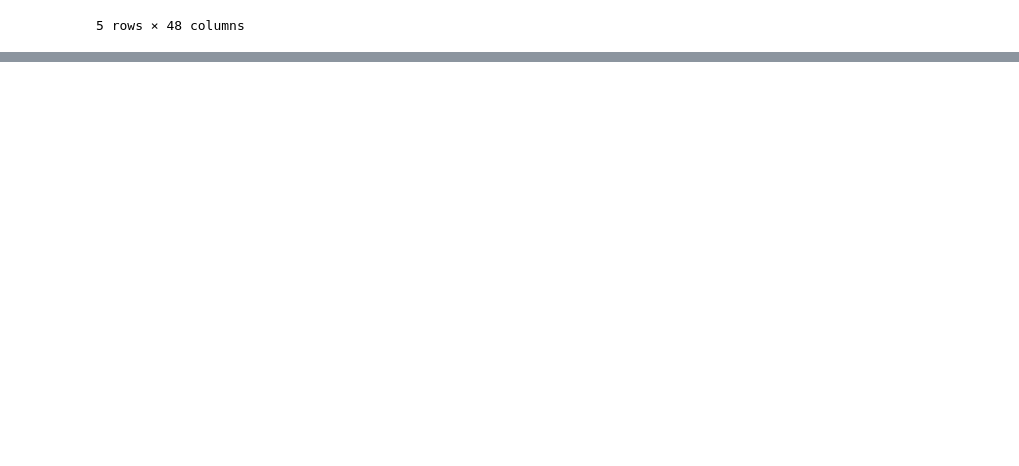
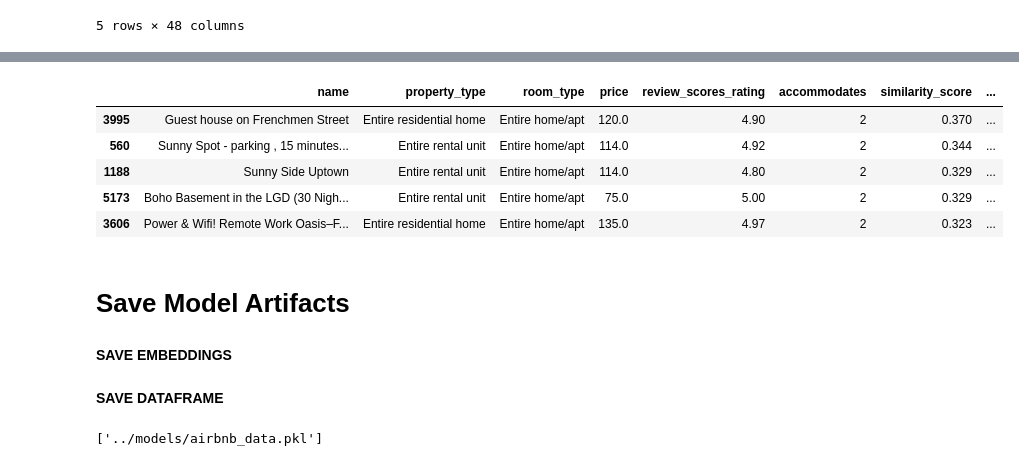
Before and after one commit to Anisha3056/AI-Travel-Companion, a Jupyter notebook: notebooks/eda.ipynb, the cells around one changed output, grey strips where cells are left out. Drawn from its saved outputs; the diff is of its cells as text; code cells hidden in the pictures; blank space fills up the shorter version.

```diff
--- a/notebooks/eda.ipynb
+++ b/notebooks/eda.ipynb
@@ -757,0 +1173,19 @@ MemoryError:
+# %%
+hybrid_airbnb_search(
+    query="workspace with fast wifi for remote work",
+    max_price=150,
+    room_type="Entire home/apt",
+    min_rating=4.7,
+    accommodates=1
+)
+# %% [output]
+|  | name | property_type | room_type | price | review_scores_rating | accommodates | similarity_score | ... |
+| 3995 | Guest house on Frenchmen Street | Entire residential home | Entire home/apt | 120.0 | 4.90 | 2 | 0.370 | ... |
+| 560 | Sunny Spot - parking , 15 minutes... | Entire rental unit | Entire home/apt | 114.0 | 4.92 | 2 | 0.344 | ... |
+| 1188 | Sunny Side Uptown | Entire rental unit | Entire home/apt | 114.0 | 4.80 | 2 | 0.329 | ... |
+| 5173 | Boho Basement in the LGD (30 Nigh... | Entire rental unit | Entire home/apt | 75.0 | 5.00 | 2 | 0.329 | ... |
+| 3606 | Power & Wifi! Remote Work Oasis–F... | Entire residential home | Entire home/apt | 135.0 | 4.97 | 2 | 0.323 | ... |
+# %% [markdown]
+# **Save Model Artifacts**
+# %% [markdown]
+**SAVE EMBEDDINGS**
@@ -757,0 +1199,11 @@ MemoryError:
+# %% [markdown]
+**SAVE DATAFRAME**
+# %%
+import joblib
+
+joblib.dump(
+    airbnb_merged,
+    "../models/airbnb_data.pkl"
+)
+# %% [output]
+['../models/airbnb_data.pkl']
```
Also changed, not shown: parts of 43 cells of this notebook, 2 other files.
